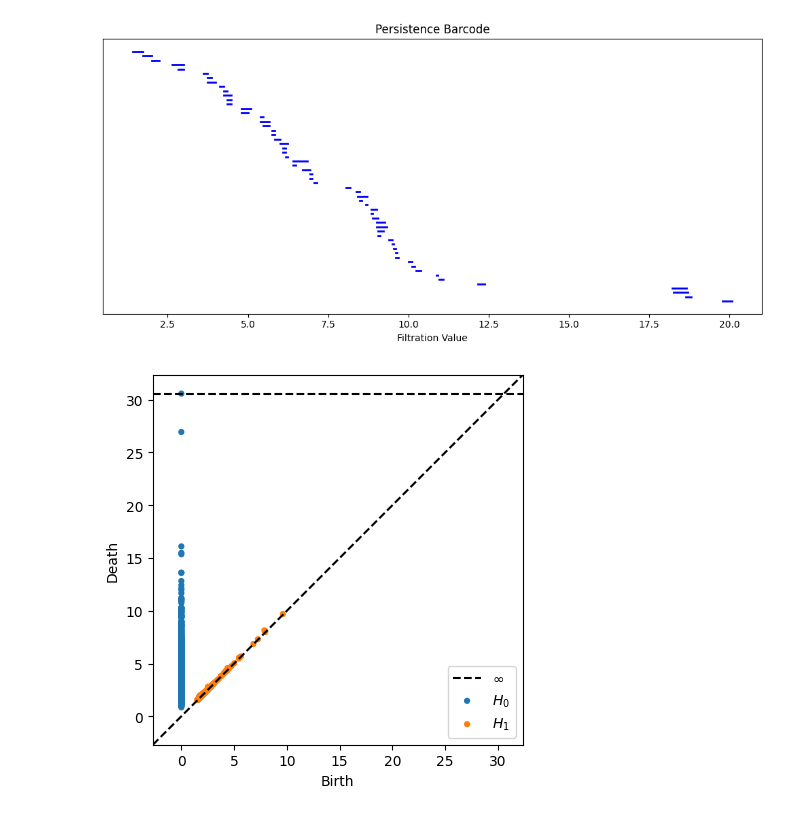
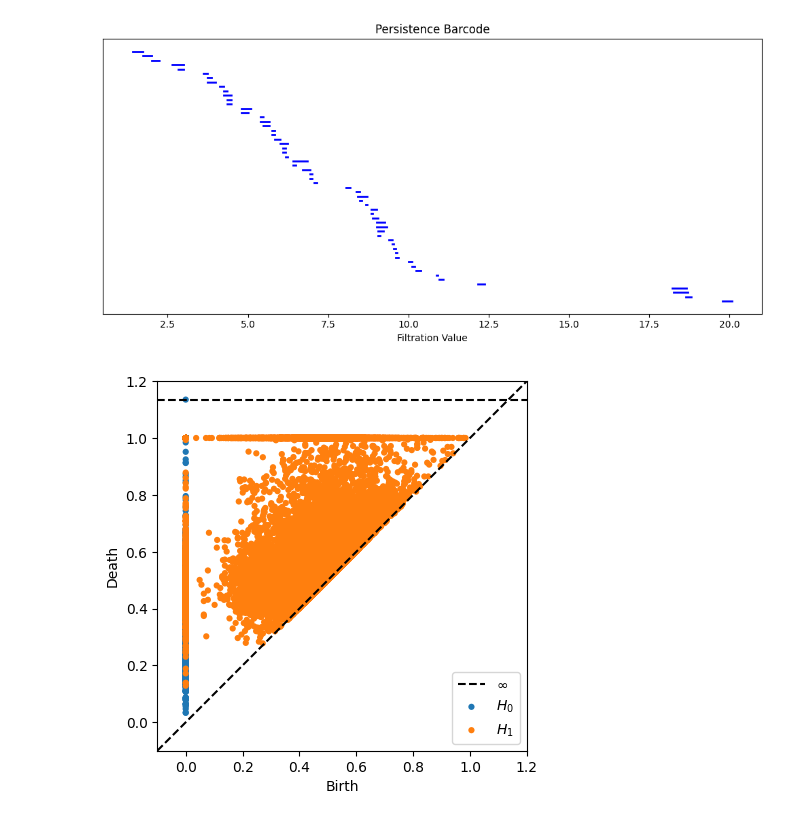
Before and after one commit to mehdimerbah/TDA-PPIN, a Jupyter notebook: preprocessing/Cleaned_DataPreprocessing_PPI.ipynb, the cells around one changed output. Saved outputs shown, nothing was run; the diff lists cells and outputs as text; code cells hidden in the pictures.

Commit message:
Used (1-corr_mat) distances w/ Ripser on Cmplx DF

```diff
--- a/preprocessing/Cleaned_DataPreprocessing_PPI.ipynb
+++ b/preprocessing/Cleaned_DataPreprocessing_PPI.ipynb
@@ -500,7 +482,8 @@ plot_barcode(nwx_adj_mat_diagrams, 1)
 # %%
 ## TESTING
 cmplx_adj_mat = np.asarray(complexes_adj_mat)
-diagrams = ripser(cmplx_adj_mat, distance_matrix=False)['dgms']
+cmplx_dist_mat = 1 - cmplx_adj_mat
+diagrams = ripser(cmplx_dist_mat, distance_matrix=True)['dgms']
 plot_diagrams(diagrams)
 # %% [output]
-[figure, old version]
+[figure, new version]
```
Also changed, not shown: parts of 18 cells of this notebook, 1 other file.
